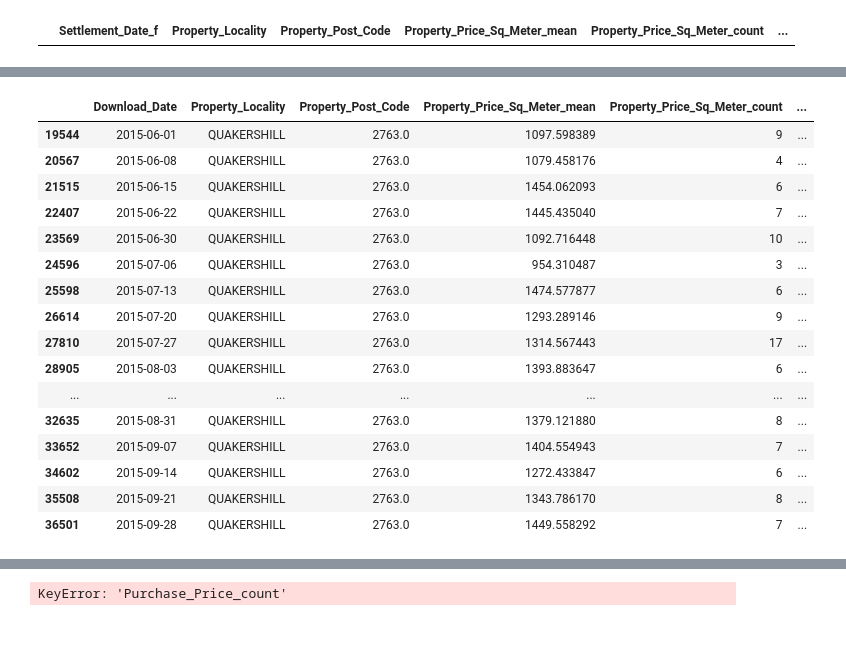
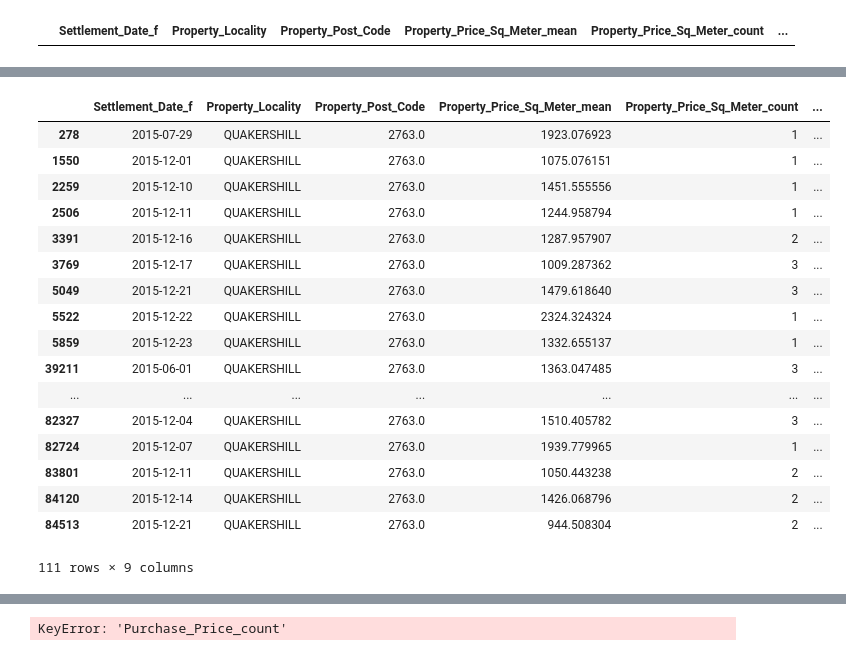
Before and after one commit to nsvram/property_research, a Jupyter notebook: NSW_Property_Sales/process_sales.ipynb, the cells around one changed output, grey strips where cells are left out. Cells and saved outputs as stored; diff of their text form; code cells hidden in the pictures.

```diff
--- a/NSW_Property_Sales/process_sales.ipynb
+++ b/NSW_Property_Sales/process_sales.ipynb
@@ -13,7 +13,8 @@ import datetime
 import time
 from datetime import datetime
 # %%
-filepaths = ['../data/sales/sales_2018_data_mart.csv',
+filepaths = ['../data/sales/sales_2019_data_mart.csv',
+             '../data/sales/sales_2018_data_mart.csv',
              '../data/sales/sales_2017_data_mart.csv',
              '../data/sales/sales_2016_data_mart.csv',
              '../data/sales/sales_2015_data_mart.csv',
@@ -95,27 +99,28 @@ plt.show()
 # %%
 import datetime
 df_time_ser_price[(df_time_ser_price.Property_Locality=="QUAKERSHILL") &
-                          (df_time_ser_price.Download_Date >= datetime.datetime(2015,6,1)) &
-                          (df_time_ser_price.Download_Date <= datetime.datetime(2015,12,31))
+                          (df_time_ser_price.Settlement_Date_f >= datetime.datetime(2015,6,1)) &
+                          (df_time_ser_price.Settlement_Date_f <= datetime.datetime(2015,12,31))
                          ]
 # %% [output]
-|  | Download_Date | Property_Locality | Property_Post_Code | Property_Price_Sq_Meter_mean | Property_Price_Sq_Meter_count | ... |
-| 19544 | 2015-06-01 | QUAKERSHILL | 2763.0 | 1097.598389 | 9 | ... |
-| 20567 | 2015-06-08 | QUAKERSHILL | 2763.0 | 1079.458176 | 4 | ... |
-| 21515 | 2015-06-15 | QUAKERSHILL | 2763.0 | 1454.062093 | 6 | ... |
-| 22407 | 2015-06-22 | QUAKERSHILL | 2763.0 | 1445.435040 | 7 | ... |
-| 23569 | 2015-06-30 | QUAKERSHILL | 2763.0 | 1092.716448 | 10 | ... |
-| 24596 | 2015-07-06 | QUAKERSHILL | 2763.0 | 954.310487 | 3 | ... |
-| 25598 | 2015-07-13 | QUAKERSHILL | 2763.0 | 1474.577877 | 6 | ... |
-| 26614 | 2015-07-20 | QUAKERSHILL | 2763.0 | 1293.289146 | 9 | ... |
-| 27810 | 2015-07-27 | QUAKERSHILL | 2763.0 | 1314.567443 | 17 | ... |
-| 28905 | 2015-08-03 | QUAKERSHILL | 2763.0 | 1393.883647 | 6 | ... |
+|  | Settlement_Date_f | Property_Locality | Property_Post_Code | Property_Price_Sq_Meter_mean | Property_Price_Sq_Meter_count | ... |
+| 278 | 2015-07-29 | QUAKERSHILL | 2763.0 | 1923.076923 | 1 | ... |
+| 1550 | 2015-12-01 | QUAKERSHILL | 2763.0 | 1075.076151 | 1 | ... |
+| 2259 | 2015-12-10 | QUAKERSHILL | 2763.0 | 1451.555556 | 1 | ... |
+| 2506 | 2015-12-11 | QUAKERSHILL | 2763.0 | 1244.958794 | 1 | ... |
+| 3391 | 2015-12-16 | QUAKERSHILL | 2763.0 | 1287.957907 | 2 | ... |
+| 3769 | 2015-12-17 | QUAKERSHILL | 2763.0 | 1009.287362 | 3 | ... |
+| 5049 | 2015-12-21 | QUAKERSHILL | 2763.0 | 1479.618640 | 3 | ... |
+| 5522 | 2015-12-22 | QUAKERSHILL | 2763.0 | 2324.324324 | 1 | ... |
+| 5859 | 2015-12-23 | QUAKERSHILL | 2763.0 | 1332.655137 | 1 | ... |
+| 39211 | 2015-06-01 | QUAKERSHILL | 2763.0 | 1363.047485 | 3 | ... |
 | ... | ... | ... | ... | ... | ... | ... |
-| 32635 | 2015-08-31 | QUAKERSHILL | 2763.0 | 1379.121880 | 8 | ... |
-| 33652 | 2015-09-07 | QUAKERSHILL | 2763.0 | 1404.554943 | 7 | ... |
-| 34602 | 2015-09-14 | QUAKERSHILL | 2763.0 | 1272.433847 | 6 | ... |
-| 35508 | 2015-09-21 | QUAKERSHILL | 2763.0 | 1343.786170 | 8 | ... |
-| 36501 | 2015-09-28 | QUAKERSHILL | 2763.0 | 1449.558292 | 7 | ... |
+| 82327 | 2015-12-04 | QUAKERSHILL | 2763.0 | 1510.405782 | 3 | ... |
+| 82724 | 2015-12-07 | QUAKERSHILL | 2763.0 | 1939.779965 | 1 | ... |
+| 83801 | 2015-12-11 | QUAKERSHILL | 2763.0 | 1050.443238 | 2 | ... |
+| 84120 | 2015-12-14 | QUAKERSHILL | 2763.0 | 1426.068796 | 2 | ... |
+| 84513 | 2015-12-21 | QUAKERSHILL | 2763.0 | 944.508304 | 2 | ... |
+111 rows × 9 columns
 # %%
 plt.figure(figsize=(20,7))
 my_df = df_time_ser_price[(df_time_ser_price.Property_Locality=="QUAKERSHILL") &
```
Also changed, not shown: parts of 7 cells of this notebook, 1 other file.
